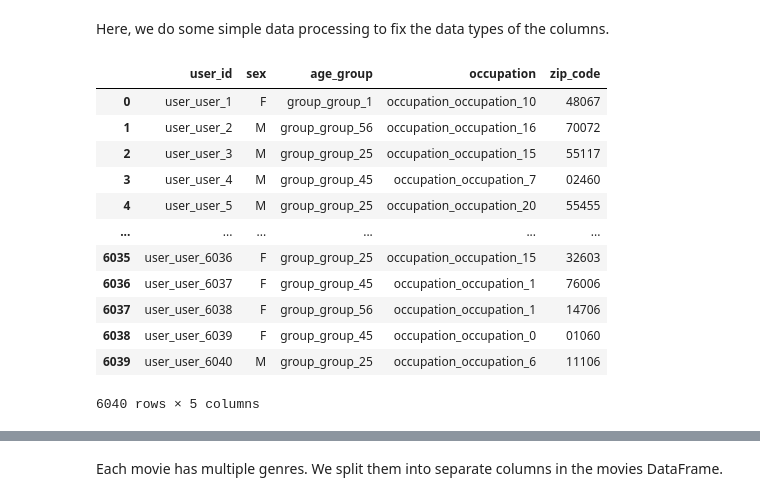
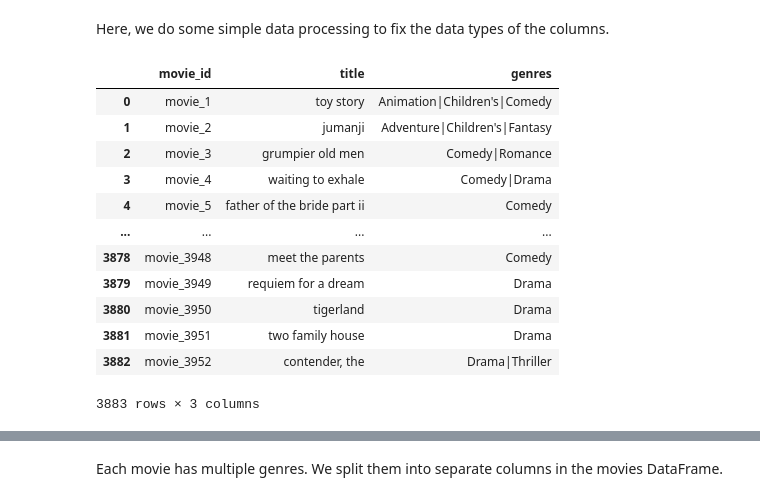
Before and after one commit to chuklee/recommender_system, a Jupyter notebook: main4.ipynb, the cells around one changed output, grey strips where cells are left out. Drawn from its saved outputs; the diff is of its cells as text; code cells hidden in the pictures.

```diff
--- a/main4.ipynb
+++ b/main4.ipynb
@@ -122,16 +132,16 @@ ratings["rating"] = ratings["rating"].apply(lambda x: float(x))
-# %%
-users
-# %% [output]
-|  | user_id | sex | age_group | occupation | zip_code |
-| 0 | user_user_1 | F | group_group_1 | occupation_occupation_10 | 48067 |
-| 1 | user_user_2 | M | group_group_56 | occupation_occupation_16 | 70072 |
-| 2 | user_user_3 | M | group_group_25 | occupation_occupation_15 | 55117 |
-| 3 | user_user_4 | M | group_group_45 | occupation_occupation_7 | 02460 |
-| 4 | user_user_5 | M | group_group_25 | occupation_occupation_20 | 55455 |
-| ... | ... | ... | ... | ... | ... |
-| 6035 | user_user_6036 | F | group_group_25 | occupation_occupation_15 | 32603 |
-| 6036 | user_user_6037 | F | group_group_45 | occupation_occupation_1 | 76006 |
-| 6037 | user_user_6038 | F | group_group_56 | occupation_occupation_1 | 14706 |
-| 6038 | user_user_6039 | F | group_group_45 | occupation_occupation_0 | 01060 |
-| 6039 | user_user_6040 | M | group_group_25 | occupation_occupation_6 | 11106 |
-6040 rows × 5 columns
+# %%
+movies
+# %% [output]
+|  | movie_id | title | genres |
+| 0 | movie_1 | toy story | Animation|Children's|Comedy |
+| 1 | movie_2 | jumanji | Adventure|Children's|Fantasy |
+| 2 | movie_3 | grumpier old men | Comedy|Romance |
+| 3 | movie_4 | waiting to exhale | Comedy|Drama |
+| 4 | movie_5 | father of the bride part ii | Comedy |
+| ... | ... | ... | ... |
+| 3878 | movie_3948 | meet the parents | Comedy |
+| 3879 | movie_3949 | requiem for a dream | Drama |
+| 3880 | movie_3950 | tigerland | Drama |
+| 3881 | movie_3951 | two family house | Drama |
+| 3882 | movie_3952 | contender, the | Drama|Thriller |
+3883 rows × 3 columns
```
Also changed, not shown: parts of 12 cells of this notebook, 1 other file.
